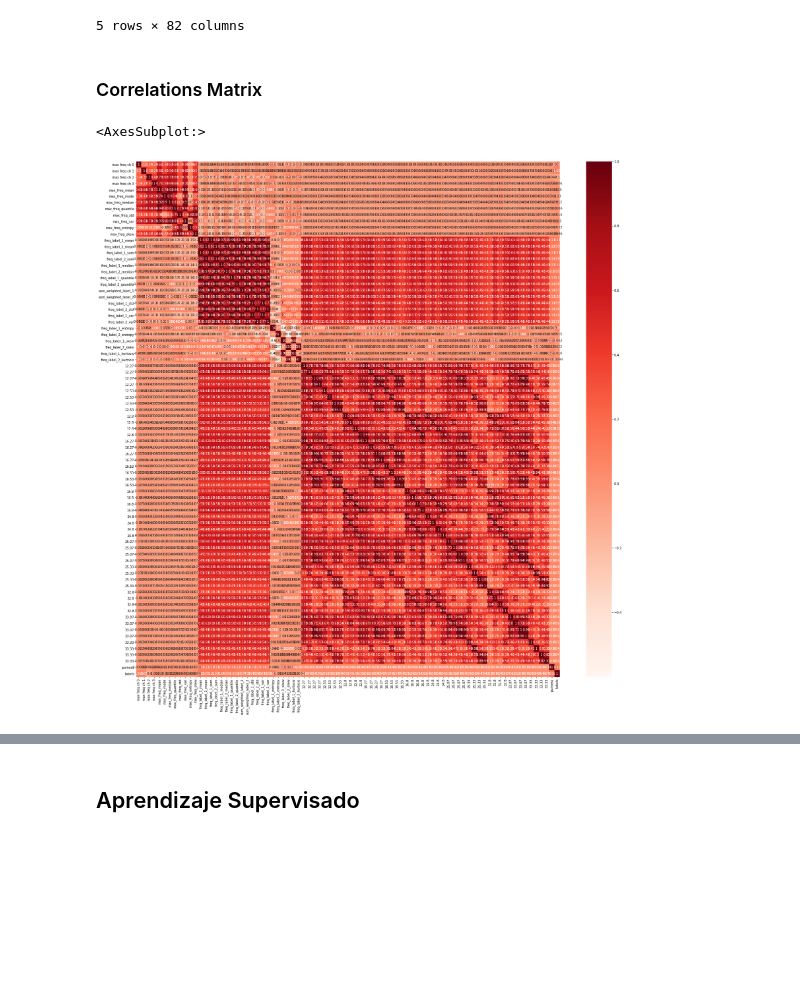
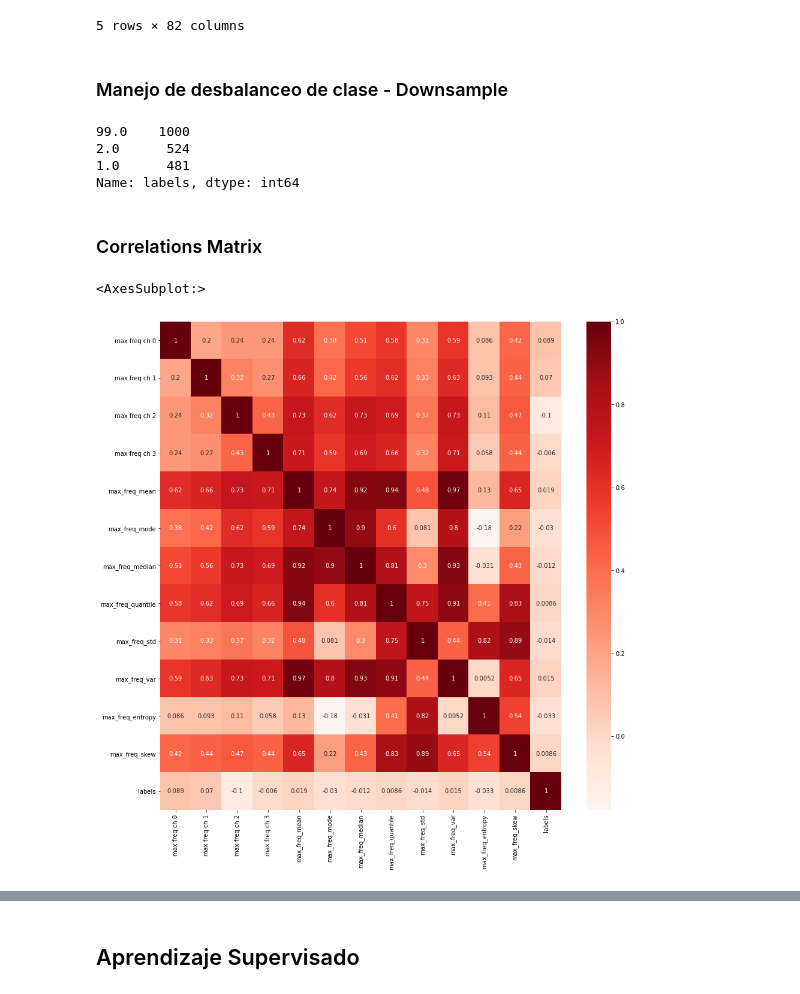
Before and after one commit to yaninaiberra/MentoriaBCI, a Jupyter notebook: EntregaTP4/MentoriaBCI_Grupo2_TP4.ipynb, the cells around one changed output, grey strips where cells are left out. Drawn from its saved outputs; the diff is of its cells as text; code cells hidden in the pictures; blank space fills up the shorter version.

```diff
--- a/EntregaTP4/MentoriaBCI_Grupo2_TP4.ipynb
+++ b/EntregaTP4/MentoriaBCI_Grupo2_TP4.ipynb
@@ -651,13 +609,37 @@ best_features.head()
 | 3 | 13.066667 | 11.466667 | 13.600000 | 18.400000 | 14.133333 | 11.466667 | ... |
 | 4 | 12.266667 | 9.866667 | 16.800000 | 12.266667 | 12.800000 | 12.266667 | ... |
 5 rows × 82 columns
+# %% [markdown]
+### Manejo de desbalanceo de clase - Downsample
+# %%
+# Separate classes
+df_class1 = best_features[best_features.labels==1]
+df_class2 = best_features[best_features.labels==2]
+df_class99 = best_features[best_features.labels==99]
+
+# Downsample majority class
+df_class99_downsampled = resample(df_class99,
+                                 replace=False,    # sample without replacement
+                                 n_samples=1000,     # to match minority class
+                                 random_state=42) # reproducible results
+
+# Combine minority class with downsampled majority class
+best_features = pd.concat([df_class1, df_class2, df_class99_downsampled])
+
+# Display new class counts
+best_features.labels.value_counts()
+# %% [output]
+99.0    1000
+2.0      524
+1.0      481
+Name: labels, dtype: int64
 # %% [markdown]
 ### Correlations Matrix
 # %%
 # REEMPLAZAR POR LOS HEATMAPS DE CADA DF (CON LOS LABELS)
-corr_table = best_features.corr()
-plt.figure(figsize = (30, 30))
+corr_table = max_freq_with_labels.corr()
+plt.figure(figsize = (15, 15))
 sns.heatmap(corr_table, annot=True, cmap=plt.cm.Reds)
 # %% [output]
 <AxesSubplot:>
-[figure, old version]
+[figure, new version]
```
Also changed, not shown: parts of 36 cells of this notebook.
